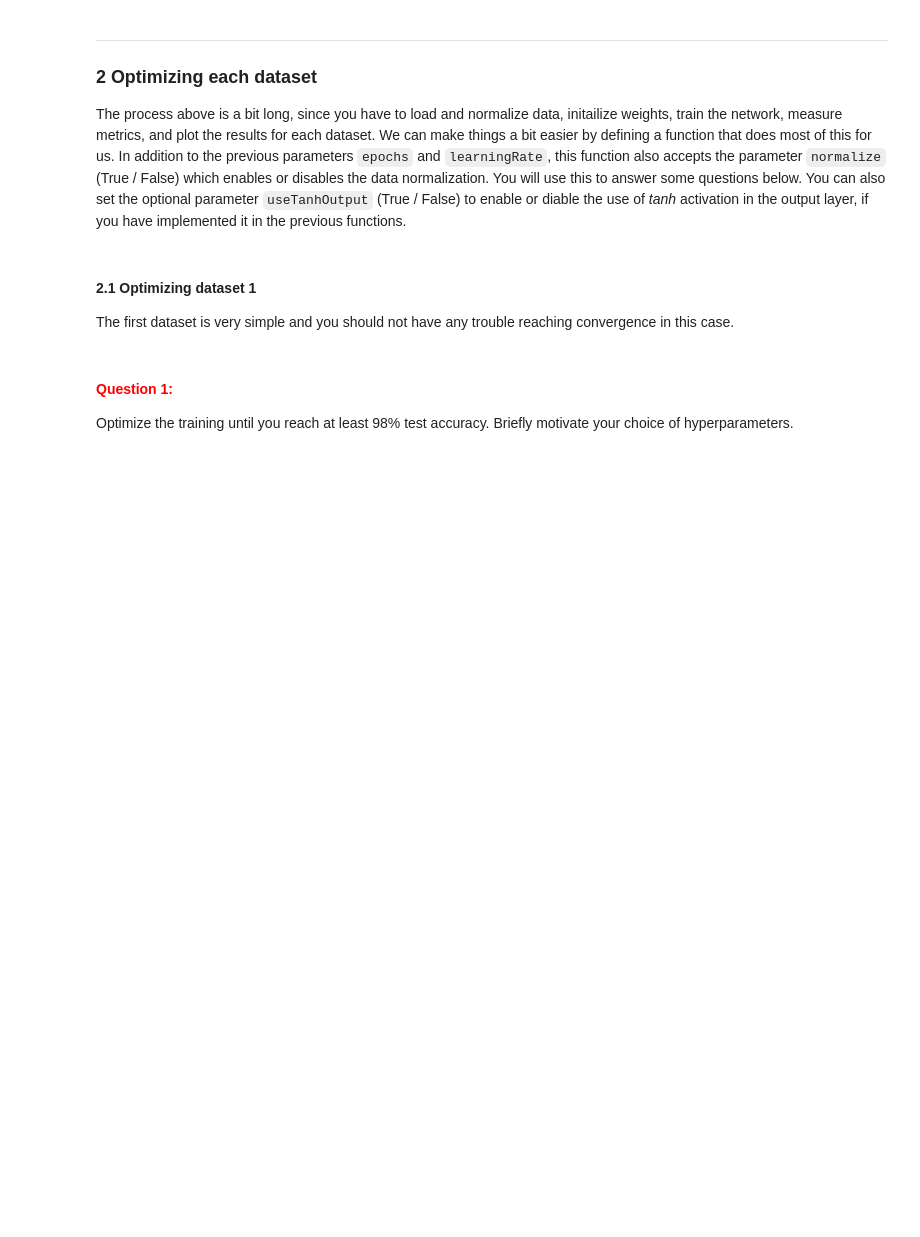
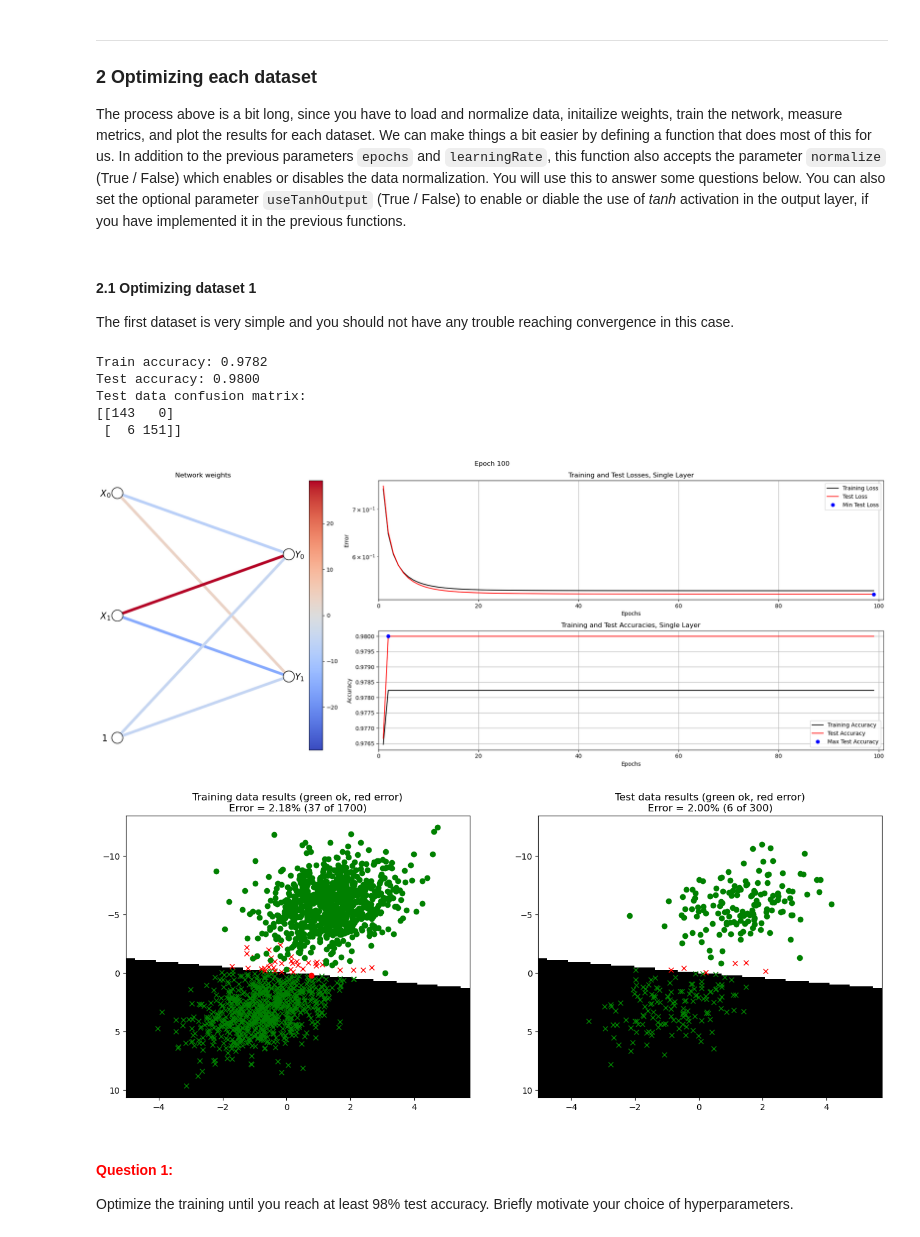
Before and after one commit to mattuz/TBMI26-neural-networks, a Jupyter notebook: LabCode/A1_Supervised/main2_SingleLayer.ipynb, the cells around one changed output. Drawn from its saved outputs; the diff is of its cells as text; code cells hidden in the pictures; blank space fills up the shorter version.

```diff
--- a/LabCode/A1_Supervised/main2_SingleLayer.ipynb
+++ b/LabCode/A1_Supervised/main2_SingleLayer.ipynb
@@ -382,17 +401,25 @@ The first dataset is very simple and you should not have any trouble reaching co
 # %%
 # --------------------------------------------
 # === Your code here =========================
 # --------------------------------------------
-nInputs  = ???
-nClasses = ???
+nInputs  = XTrainNorm.shape[1]
+nClasses = len(np.unique(LTrain))
 
-W0 = ???
-B0 = ???
+W0 = np.random.normal(0, 0.01, (nInputs, nClasses ))
+B0 = np.random.normal(0, 0.01, (1, nClasses))
 
-params = {"epochs": ???, "learningRate": ???, "normalize": False, "useTanOutput": False}
+params = {"epochs":  100, "learningRate": 0.05, "normalize": False, "useTanOutput": False}
 # ============================================
 
 trainSingleLayerOnDataset(1, 0.15, W0, B0, params)
+# %% [output]
+Train accuracy: 0.9782
+Test accuracy: 0.9800
+Test data confusion matrix:
+[[143   0]
+ [  6 151]]
+[figure, added]
+[figure, added]
 # %% [markdown]
 #### **<span style="color:red">Question 1:</span>**
 
```
Also changed, not shown: parts of 11 cells of this notebook, 1 other file.
